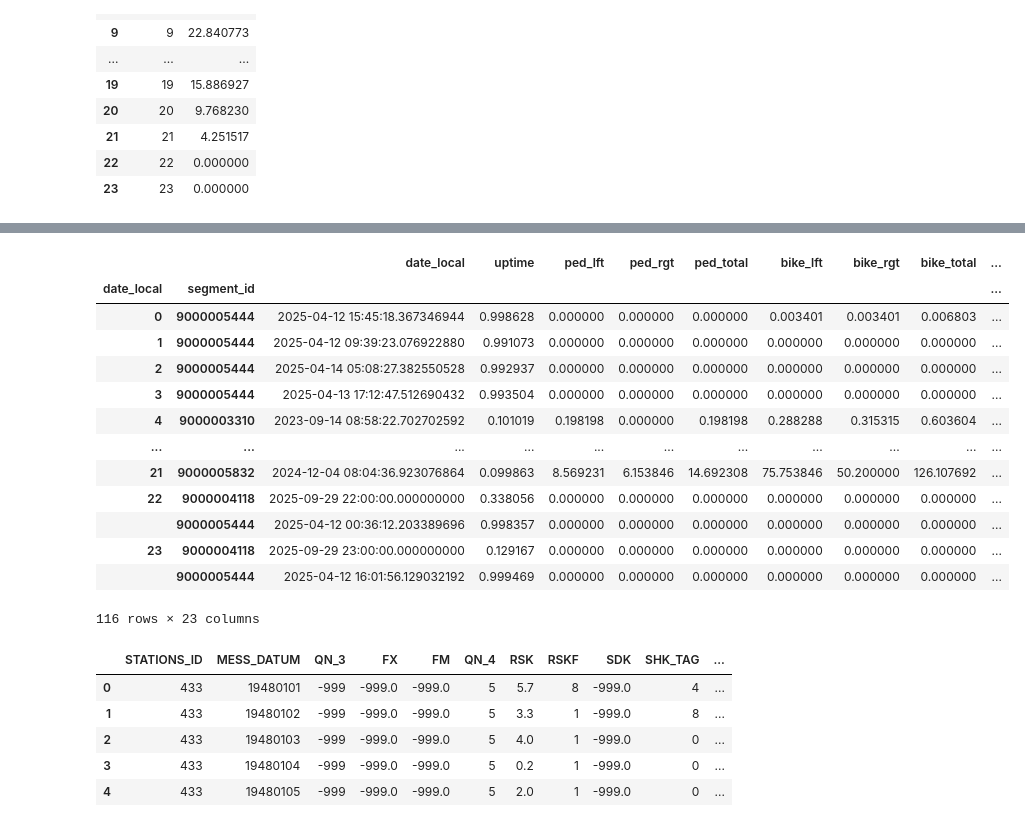
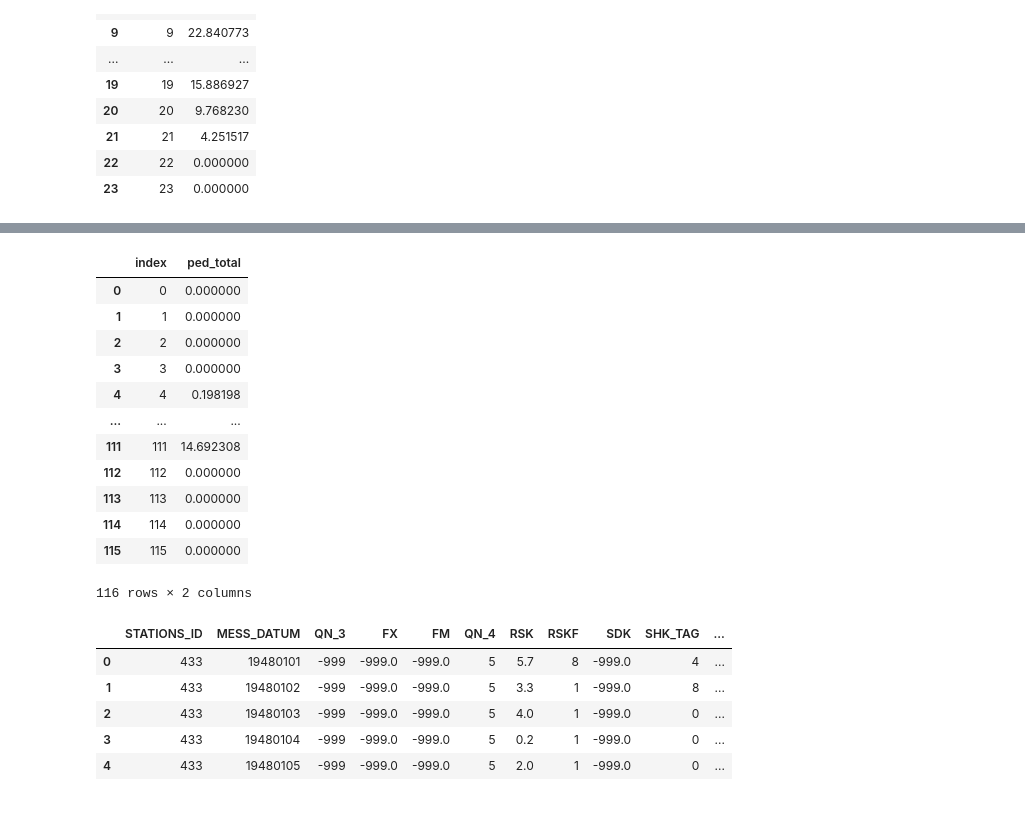
Before and after one commit to mjrm123mi/Data-Science-Pedestrian-Project, a Jupyter notebook: src/Explorative_Datenanalyse_Fußgaengerinnen.ipynb, the cells around one changed output, grey strips where cells are left out. Cells and saved outputs as stored; diff of their text form; code cells hidden in the pictures.

```diff
--- a/src/Explorative_Datenanalyse_Fußgaengerinnen.ipynb
+++ b/src/Explorative_Datenanalyse_Fußgaengerinnen.ipynb
@@ -131,9 +131,9 @@ car_speed60    0.000000
 car_speed70    0.000000
 dtype: float64
 # %%
-#Mittelwerte Baseline Modell:
+#Mittelwerte Baseline Modell1:
 #(mit groupby wird nach Stunden gruppiert und die Stunde raus extrahiert)
 # Es werden alle Messtationenwerte zusammengefasst und der Durschnitt von allen ped_total Werten pro Stunde berechnet. Damit sage ich nicht immer nur den Mittelwert 18,85 vorher für alle Uhrzeiten vorher. Sondern kann genauer sagen zwischen z.b. 13 und 15 Uhr ist der Durschnittswert für die Fußgangerinnen.
 #also ich gruppiere nach stunden und berechne den mittelwert 44.74698. (Für jede Stunde werden bins gemacht, also es gibt 24 bins in die dann alle Werte reinkommen. Und von allen Werten die reinkommen wird der Mittelwert berechnet)
-stuendlichemittelwerte= dftotal.groupby(dftotal["date_local"].dt.hour)["ped_total"].mean()
+baselinemodel1 = dftotal.groupby(dftotal["date_local"].dt.hour)["ped_total"].mean()
 # %%
@@ -197,21 +183,20 @@ Name: count, dtype: int64
 # %%
-station_stuendlichemittelwerte #für jede Station und jede Stunde gibt es einen Mittelwert für ped_total
+baselinemodel1 #für jede Station und jede Stunde gibt es einen Mittelwert für ped_total
 #todo: Baseline Modelle evaluieren und mit lin Reg und Random Forest vergleichen
 # %% [output]
-|  |  | date_local | uptime | ped_lft | ped_rgt | ped_total | bike_lft | bike_rgt | bike_total | ... |
-| date_local | segment_id |  |  |  |  |  |  |  |  | ... |
-| 0 | 9000005444 | 2025-04-12 15:45:18.367346944 | 0.998628 | 0.000000 | 0.000000 | 0.000000 | 0.003401 | 0.003401 | 0.006803 | ... |
-| 1 | 9000005444 | 2025-04-12 09:39:23.076922880 | 0.991073 | 0.000000 | 0.000000 | 0.000000 | 0.000000 | 0.000000 | 0.000000 | ... |
-| 2 | 9000005444 | 2025-04-14 05:08:27.382550528 | 0.992937 | 0.000000 | 0.000000 | 0.000000 | 0.000000 | 0.000000 | 0.000000 | ... |
-| 3 | 9000005444 | 2025-04-13 17:12:47.512690432 | 0.993504 | 0.000000 | 0.000000 | 0.000000 | 0.000000 | 0.000000 | 0.000000 | ... |
-| 4 | 9000003310 | 2023-09-14 08:58:22.702702592 | 0.101019 | 0.198198 | 0.000000 | 0.198198 | 0.288288 | 0.315315 | 0.603604 | ... |
-| ... | ... | ... | ... | ... | ... | ... | ... | ... | ... | ... |
-| 21 | 9000005832 | 2024-12-04 08:04:36.923076864 | 0.099863 | 8.569231 | 6.153846 | 14.692308 | 75.753846 | 50.200000 | 126.107692 | ... |
-| 22 | 9000004118 | 2025-09-29 22:00:00.000000000 | 0.338056 | 0.000000 | 0.000000 | 0.000000 | 0.000000 | 0.000000 | 0.000000 | ... |
-|  | 9000005444 | 2025-04-12 00:36:12.203389696 | 0.998357 | 0.000000 | 0.000000 | 0.000000 | 0.000000 | 0.000000 | 0.000000 | ... |
-| 23 | 9000004118 | 2025-09-29 23:00:00.000000000 | 0.129167 | 0.000000 | 0.000000 | 0.000000 | 0.000000 | 0.000000 | 0.000000 | ... |
-|  | 9000005444 | 2025-04-12 16:01:56.129032192 | 0.999469 | 0.000000 | 0.000000 | 0.000000 | 0.000000 | 0.000000 | 0.000000 | ... |
+|  | index | ped_total |
+| 0 | 0 | 0.000000 |
+| 1 | 1 | 0.000000 |
+| 2 | 2 | 0.000000 |
+| 3 | 3 | 0.000000 |
+| 4 | 4 | 0.198198 |
+| ... | ... | ... |
+| 111 | 111 | 14.692308 |
+| 112 | 112 | 0.000000 |
+| 113 | 113 | 0.000000 |
+| 114 | 114 | 0.000000 |
+| 115 | 115 | 0.000000 |
-116 rows × 23 columns
+116 rows × 2 columns
 # %%
 #Zwischen 13 und 15 Uhr bei Station 9000003310 erwarte ich im Durchschnitt 3.712712 + 5.121289 = 8.834001 Fußgänger.
 # %%
```
Also changed, not shown: parts of 6 cells of this notebook.
